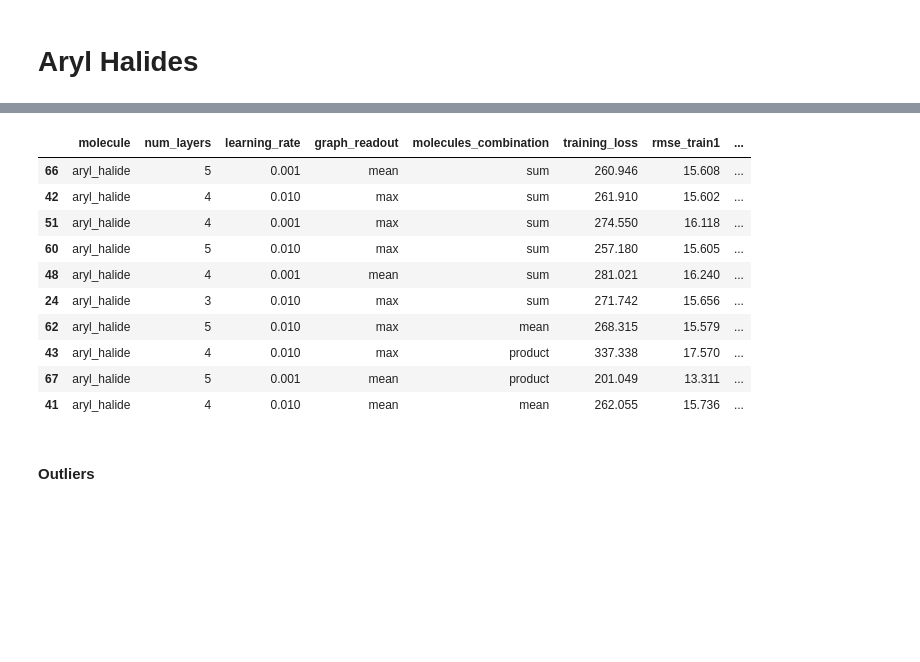
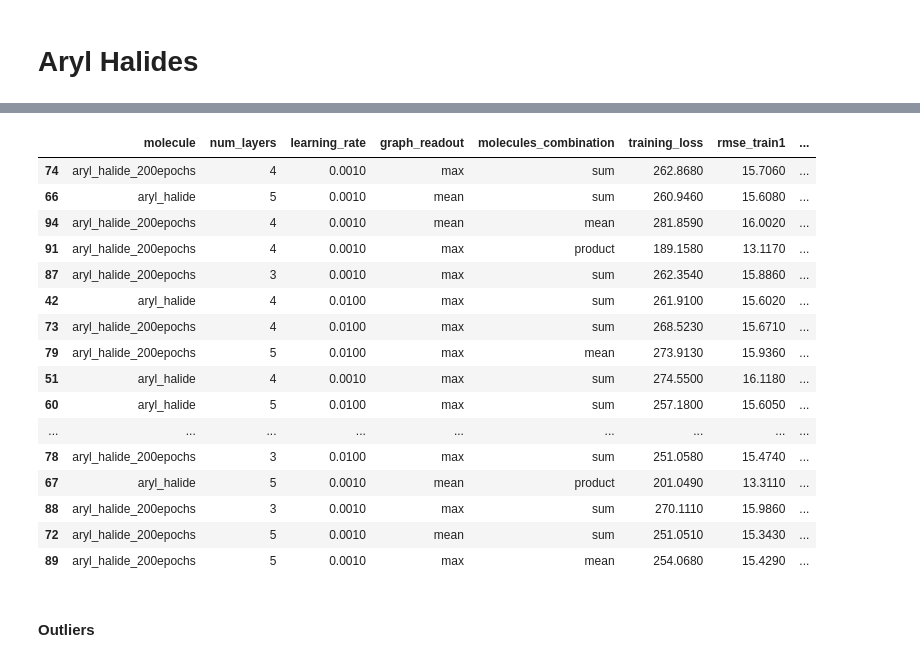
Before and after one commit to diogofbraga/yield_prediction, a Jupyter notebook: yield_prediction/gather_gnn_results.ipynb, the cells around one changed output, grey strips where cells are left out. Drawn from its saved outputs; the diff is of its cells as text; code cells hidden in the pictures; blank space fills up the shorter version.

```diff
--- a/yield_prediction/gather_gnn_results.ipynb
+++ b/yield_prediction/gather_gnn_results.ipynb
@@ -9,7 +9,7 @@ import matplotlib.pyplot as plt
 import seaborn as sns
 # %%
 pd.options.display.max_rows = None
-pd.set_option('display.float_format', lambda x: '%.3f' % x)
+pd.set_option('display.float_format', lambda x: '%.4f' % x)
 # %% [markdown]
 ### Collect Data
 # %%
@@ -531,18 +537,24 @@ df_aryls
 # %%
 df_aryls = df_aryls.sort_values('mean_rmse_test', axis=0, ascending=True)
-df_aryls[:10]
+df_aryls[:20]
 # %% [output]
 |  | molecule | num_layers | learning_rate | graph_readout | molecules_combination | training_loss | rmse_train1 | ... |
-| 66 | aryl_halide | 5 | 0.001 | mean | sum | 260.946 | 15.608 | ... |
-| 42 | aryl_halide | 4 | 0.010 | max | sum | 261.910 | 15.602 | ... |
-| 51 | aryl_halide | 4 | 0.001 | max | sum | 274.550 | 16.118 | ... |
-| 60 | aryl_halide | 5 | 0.010 | max | sum | 257.180 | 15.605 | ... |
-| 48 | aryl_halide | 4 | 0.001 | mean | sum | 281.021 | 16.240 | ... |
-| 24 | aryl_halide | 3 | 0.010 | max | sum | 271.742 | 15.656 | ... |
-| 62 | aryl_halide | 5 | 0.010 | max | mean | 268.315 | 15.579 | ... |
-| 43 | aryl_halide | 4 | 0.010 | max | product | 337.338 | 17.570 | ... |
-| 67 | aryl_halide | 5 | 0.001 | mean | product | 201.049 | 13.311 | ... |
-| 41 | aryl_halide | 4 | 0.010 | mean | mean | 262.055 | 15.736 | ... |
+| 74 | aryl_halide_200epochs | 4 | 0.0010 | max | sum | 262.8680 | 15.7060 | ... |
+| 66 | aryl_halide | 5 | 0.0010 | mean | sum | 260.9460 | 15.6080 | ... |
+| 94 | aryl_halide_200epochs | 4 | 0.0010 | mean | mean | 281.8590 | 16.0020 | ... |
+| 91 | aryl_halide_200epochs | 4 | 0.0010 | max | product | 189.1580 | 13.1170 | ... |
+| 87 | aryl_halide_200epochs | 3 | 0.0010 | max | sum | 262.3540 | 15.8860 | ... |
+| 42 | aryl_halide | 4 | 0.0100 | max | sum | 261.9100 | 15.6020 | ... |
+| 73 | aryl_halide_200epochs | 4 | 0.0100 | max | sum | 268.5230 | 15.6710 | ... |
+| 79 | aryl_halide_200epochs | 5 | 0.0100 | max | mean | 273.9130 | 15.9360 | ... |
+| 51 | aryl_halide | 4 | 0.0010 | max | sum | 274.5500 | 16.1180 | ... |
+| 60 | aryl_halide | 5 | 0.0100 | max | sum | 257.1800 | 15.6050 | ... |
+| ... | ... | ... | ... | ... | ... | ... | ... | ... |
+| 78 | aryl_halide_200epochs | 3 | 0.0100 | max | sum | 251.0580 | 15.4740 | ... |
+| 67 | aryl_halide | 5 | 0.0010 | mean | product | 201.0490 | 13.3110 | ... |
+| 88 | aryl_halide_200epochs | 3 | 0.0010 | max | sum | 270.1110 | 15.9860 | ... |
+| 72 | aryl_halide_200epochs | 5 | 0.0010 | mean | sum | 251.0510 | 15.3430 | ... |
+| 89 | aryl_halide_200epochs | 5 | 0.0010 | max | mean | 254.0680 | 15.4290 | ... |
 # %% [markdown]
 #### Outliers
 # %%
```
Also changed, not shown: parts of 6 cells of this notebook, 13 other files.
